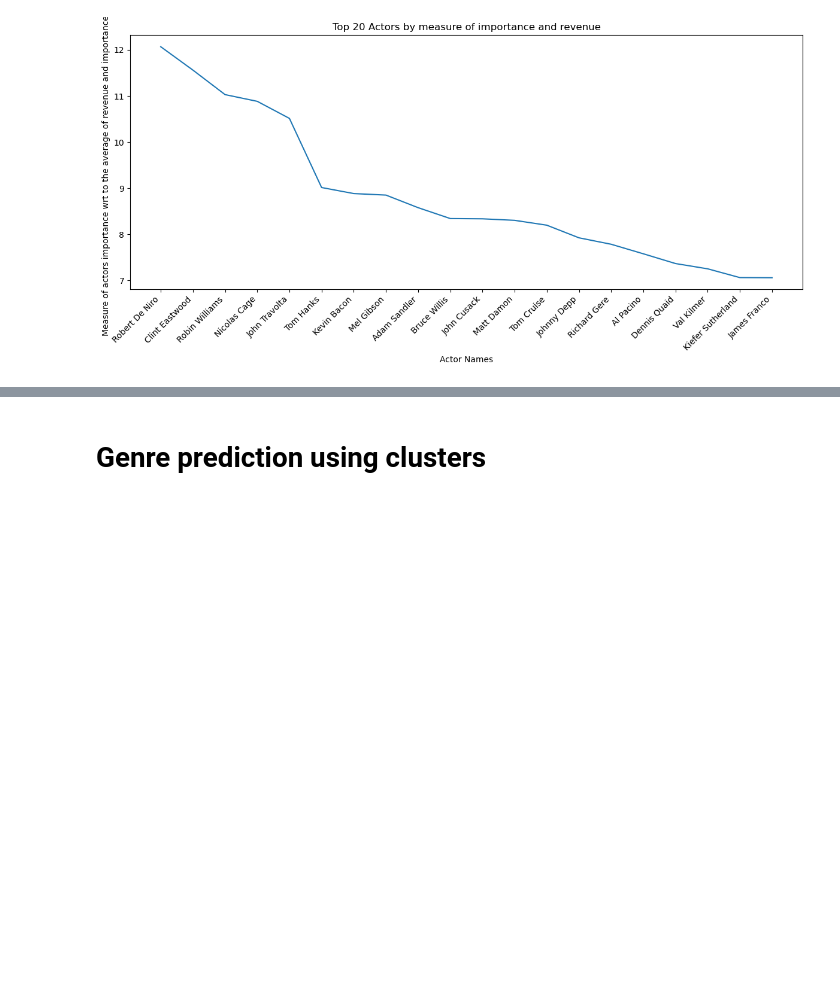
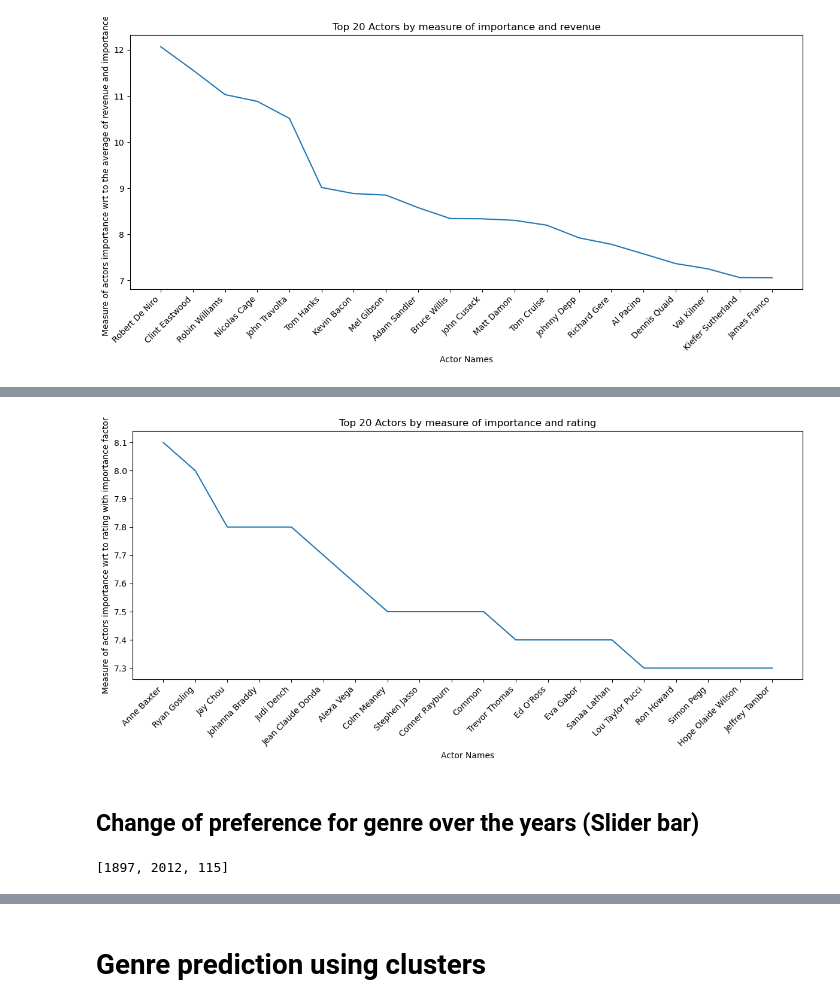
Before and after one commit to epfl-ada/ada-2023-project-perrysplatypuses, a Jupyter notebook: milestone_p2.ipynb, the cells around one changed output, grey strips where cells are left out. Cells and saved outputs as stored; diff of their text form; code cells hidden in the pictures; blank space fills up the shorter version.

```diff
--- a/milestone_p2.ipynb
+++ b/milestone_p2.ipynb
@@ -619,0 +683,10 @@ df_rating.head()
+# %%
+# multiply importance_share with revenue. the value will give a measure of how impt the actors are
+avg_main_char_rating = main_char_rating_sum = main_char_rating.groupby(['actor'])['averageRating'].agg(['sum', 'count']).reset_index()
+avg_main_char_rating['impt_rating'] = (main_char_rating['importance_share'] * main_char_rating['averageRating'] )
+
+# Sort the data in decending order
+avg_main_char_rating_sort = avg_main_char_rating.sort_values(by='impt_rating', ascending=False)
+
+avg_main_char_rating_sort_top20 = avg_main_char_rating_sort.head(20)
+avg_main_char_rating_sort_top20.head()
@@ -619,0 +716,30 @@ df_rating.head()
+# %%
+# Plot the data for top 20 characters and ignoring the importance factor number
+avg_main_rating_actor_main = avg_main_char_rating_sort_top20['actor']
+avg_main_rating_revenue_main = avg_main_char_rating_sort_top20['impt_rating']
+
+plt.figure(figsize=(12, 6))
+plt.plot(avg_main_rating_actor_main, avg_main_rating_revenue_main )
+plt.xlabel('Actor Names')
+plt.ylabel('Measure of actors importance wrt to rating with importance factor')
+plt.title('Top 20 Actors by measure of importance and rating')
+plt.xticks(rotation=45, ha='right')  # Rotate the actor names for better readability
+
+plt.tight_layout()
+plt.show()
+# %% [output]
+[figure, added]
+# %% [markdown]
+<h2> Change of preference for genre over the years (Slider bar)
+# %%
+# Determine duration of available data
+max_year = inf_revenue['year'].max()
+min_year = inf_revenue['year'].min()
+
+# Calcualte the duration of the data
+year_duration_length = max_year - min_year
+
+year_duration = [min_year, max_year, year_duration_length]
+year_duration
+# %% [output]
+[1897, 2012, 115]
```
Also changed, not shown: parts of 17 cells of this notebook.
